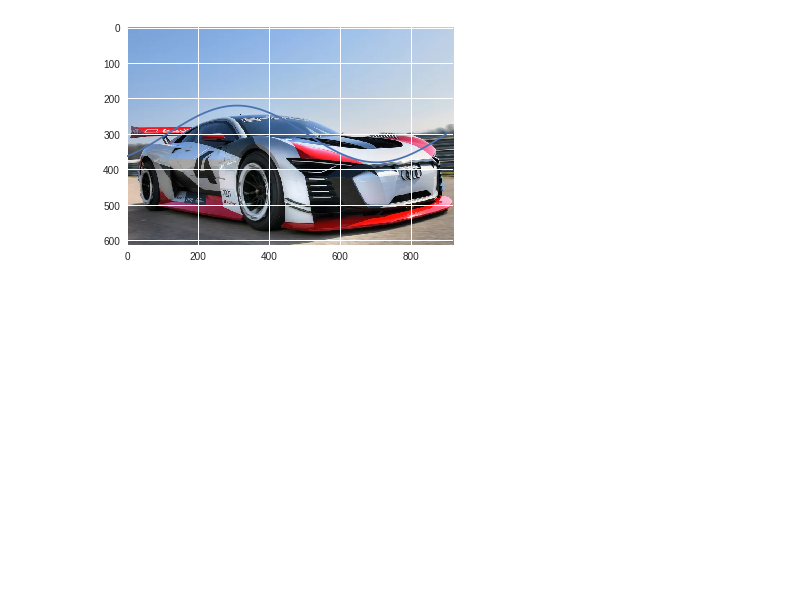
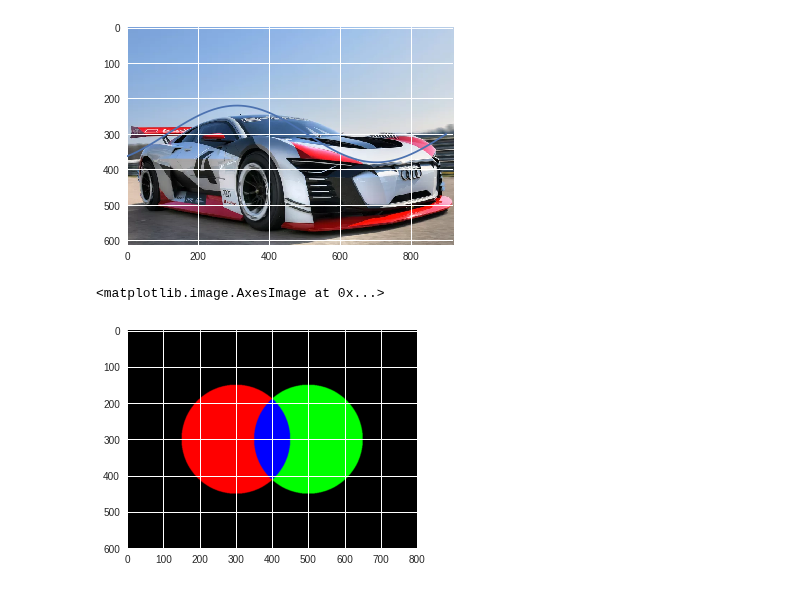
Before and after one commit to tjwei/NDHU_AM1130, a Jupyter notebook: 2018_Week07_Paint.ipynb, the cells around one changed output. Saved outputs shown, nothing was run; the diff lists cells and outputs as text; code cells hidden in the pictures; blank space fills up the shorter version.

```diff
--- a/2018_Week07_Paint.ipynb
+++ b/2018_Week07_Paint.ipynb
@@ -107,3 +107,16 @@ plt.imshow(img2)
 # %% [output]
 <matplotlib.image.AxesImage at 0x...>
 [figure]
+# %%
+img[...]  = 0
+cx,cy = 300, 300
+circle1 = (x-cx)**2+(y-cy)**2<150**2
+cx,cy = 500, 300
+circle2 = (x-cx)**2+(y-cy)**2<150**2
+img[:,:, 0][circle1]=1
+img[:,:, 1][circle2]=1
+img[circle1 & circle2] =(0,0,1)
+plt.imshow(img, interpolation='bilinear')
+# %% [output]
+<matplotlib.image.AxesImage at 0x...>
+[figure, added]
```
Also changed, not shown: parts of 2 cells of this notebook.
